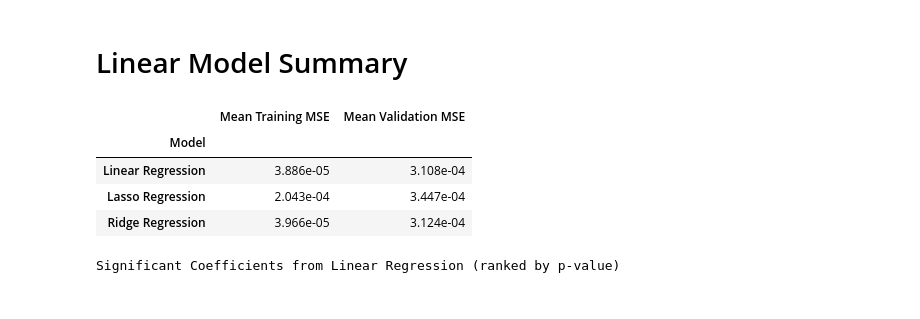
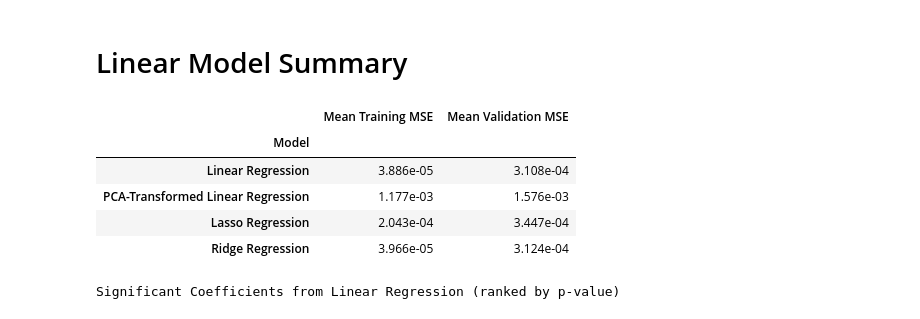
Before and after one commit to eshantewari/cs109-final-project, a Jupyter notebook: Linear Regression Model.ipynb, the cells around one changed output. Saved outputs shown, nothing was run; the diff lists cells and outputs as text; code cells hidden in the pictures.

Commit message:
More Linear Modelling

```diff
--- a/Linear Regression Model.ipynb
+++ b/Linear Regression Model.ipynb
@@ -149,3 +179,8 @@ LinearRegression()
 scaler = StandardScaler()
 X_train_scaled = scaler.fit_transform(X_train)
 X_test_scaled = scaler.transform(X_test)
+# %%
+# Perform PCA
+pca = PCA().fit(X_train_scaled)
+X_train_pca = pca.transform(X_train_scaled)
+X_test_pca = pca.transform(X_test_scaled)
@@ -151,0 +237,17 @@ X_test_scaled = scaler.transform(X_test)
+# %%
+#Linear Regression with Cross Validation
+
+lr_pca = LinearRegression()
+
+n_components = 20
+
+results = cross_validate(lr_pca, X_train_pca[:,:n_components], y_train, cv=10, scoring = 'neg_mean_squared_error', return_train_score=True)
+train_mse_lr_pca = np.mean(-1*results['train_score'])
+val_mse_lr_pca = np.mean(-1*results['test_score'])
+val_mse_stds_lr_pca = np.std(-1*results['test_score'])
+
+print(f"Mean training set MSE: {train_mse_lr_pca:.7f}. Mean validation set MSE: {val_mse_lr_pca:.7f} ")
+
+
+#Overall Fitted Model
+lr_pca.fit(X_train_pca[:,:n_components], y_train)
@@ -293,17 +398,18 @@ P_FQHC_RHC_Vis: -0.01102
 # %% [markdown]
 # Linear Model Summary
 # %%
-lm_df = pd.DataFrame({"Model":["Linear Regression", "Lasso Regression", "Ridge Regression"],
-         "Mean Training MSE": [train_mse_lr, train_mse_lasso, train_mse_ridge ],
-         "Mean Validation MSE": [val_mse_lr, val_mse_lasso, val_mse_ridge]
+lm_df = pd.DataFrame({"Model":["Linear Regression", "PCA-Transformed Linear Regression", "Lasso Regression", "Ridge Regression"],
+         "Mean Training MSE": [train_mse_lr, train_mse_lr_pca, train_mse_lasso, train_mse_ridge ],
+         "Mean Validation MSE": [val_mse_lr, val_mse_lr_pca, val_mse_lasso, val_mse_ridge]
         })
 lm_df.set_index("Model", inplace=True)
 
 lm_df
 # %% [output]
 |  | Mean Training MSE | Mean Validation MSE |
 | Model |  |  |
 | Linear Regression | 3.886e-05 | 3.108e-04 |
+| PCA-Transformed Linear Regression | 1.177e-03 | 1.576e-03 |
 | Lasso Regression | 2.043e-04 | 3.447e-04 |
 | Ridge Regression | 3.966e-05 | 3.124e-04 |
 # %%
```
Also changed, not shown: parts of 10 cells of this notebook, 1 other file.
